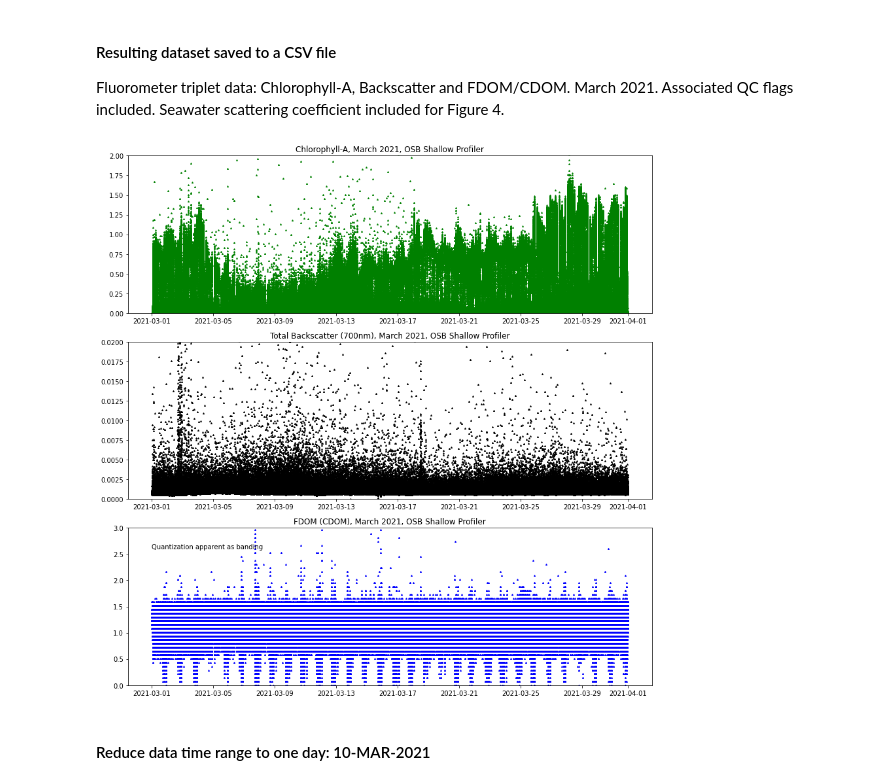
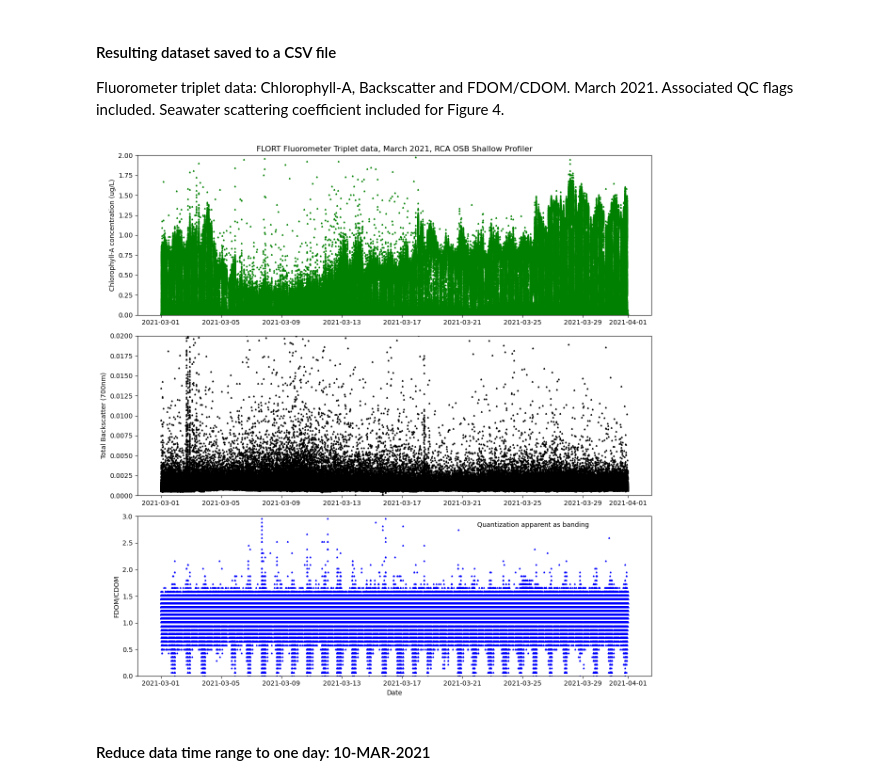
Before and after one commit to robfatland/ocean, a Jupyter notebook: DataQualityGuideNotebook.ipynb, the cells around one changed output. Saved outputs shown, nothing was run; the diff lists cells and outputs as text; code cells hidden in the pictures.

```diff
--- a/DataQualityGuideNotebook.ipynb
+++ b/DataQualityGuideNotebook.ipynb
@@ -349,19 +339,20 @@ df = df.to_csv('../BOS/BO_F1_1_RCA_OSB_SP_March_2021_full_resolution.csv')
 # %%
 fig,axs=plt.subplots(3, figsize=(12,12), tight_layout=True)
 
 axs[0].plot(D.time, D.chlora,       ms=2., marker='^', linestyle='None', color='g')
 axs[1].plot(D.time, D.backscatter,  ms=2., marker='^', linestyle='None', color='k')
 axs[2].plot(D.time, D.fdom,         ms=2., marker='^', linestyle='None', color='b')
 
-axs[0].set(ylim=(0.0, 2.0), title='Chlorophyll-A, March 2021, OSB Shallow Profiler')
-axs[1].set(ylim=(0.0, .02), title='Total Backscatter (700nm), March 2021, OSB Shallow Profiler')
-axs[2].set(ylim=(0.0, 3.0), title='FDOM (CDOM), March 2021, OSB Shallow Profiler')
+axs[0].set(ylim=(0.0, 2.0), title='FLORT Fluorometer Triplet data, March 2021, RCA OSB Shallow Profiler')
+axs[0].set(ylabel='Chlorophyll-A concentration (ug/L)')
+axs[1].set(ylim=(0.0, .02), ylabel='Total Backscatter (700nm)')
+axs[2].set(ylim=(0.0, 3.0), ylabel='FDOM/CDOM', xlabel='Date')
 
-axs[2].text(dt64('2021-03-01'), 2.6, 'Quantization apparent as banding')
+axs[2].text(dt64('2021-03-22'), 2.8, 'Quantization apparent as banding')
 
 fig.show()
 # %% [output]
-[figure, old version]
+[figure, new version]
 # %%
 # Save figure 1 version 1: One month
 fig.savefig("../BOS/Figures/BO_F1_1_March_2021_Scatter_x_3.png")
```
Also changed, not shown: parts of 21 cells of this notebook, 1 other file.
